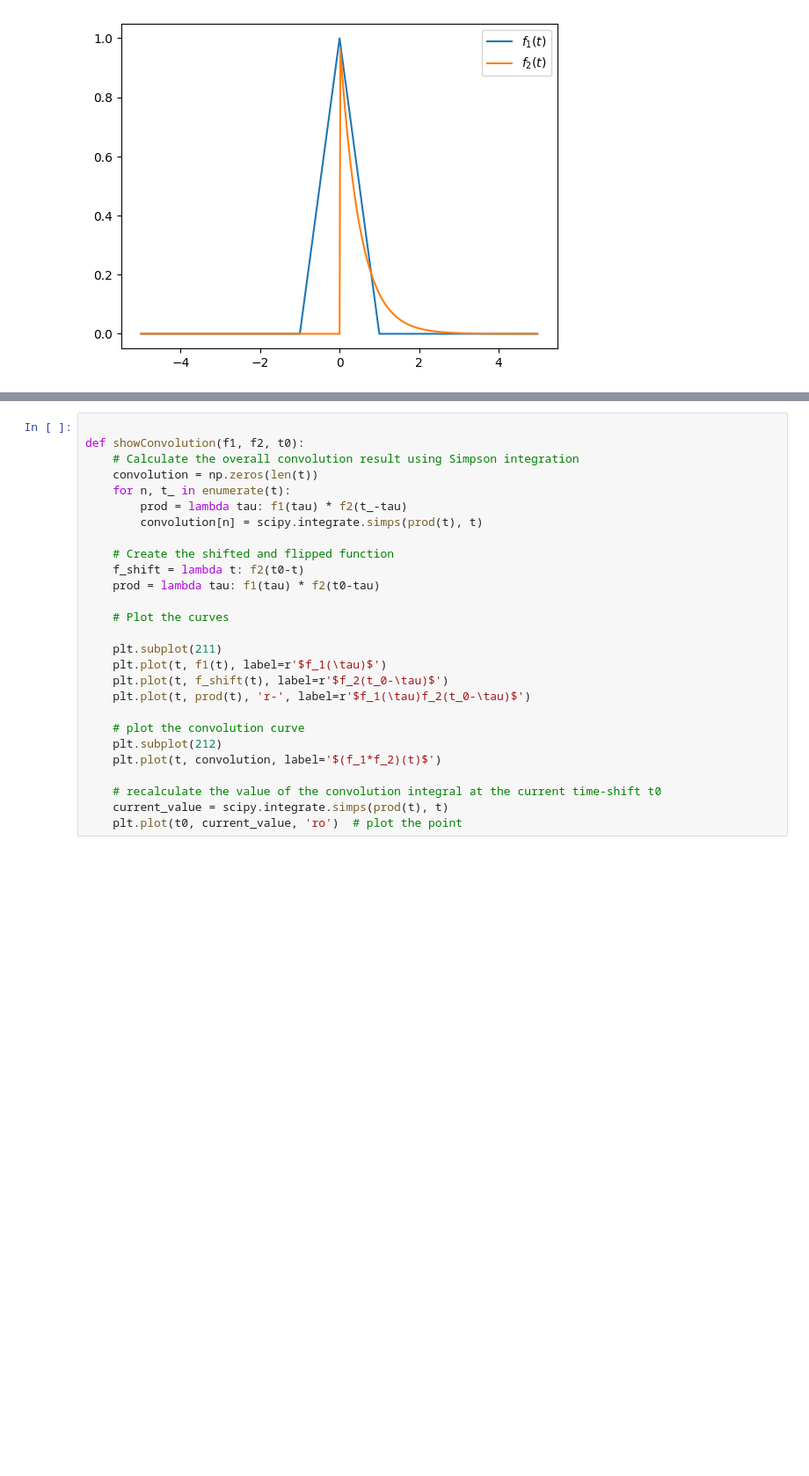
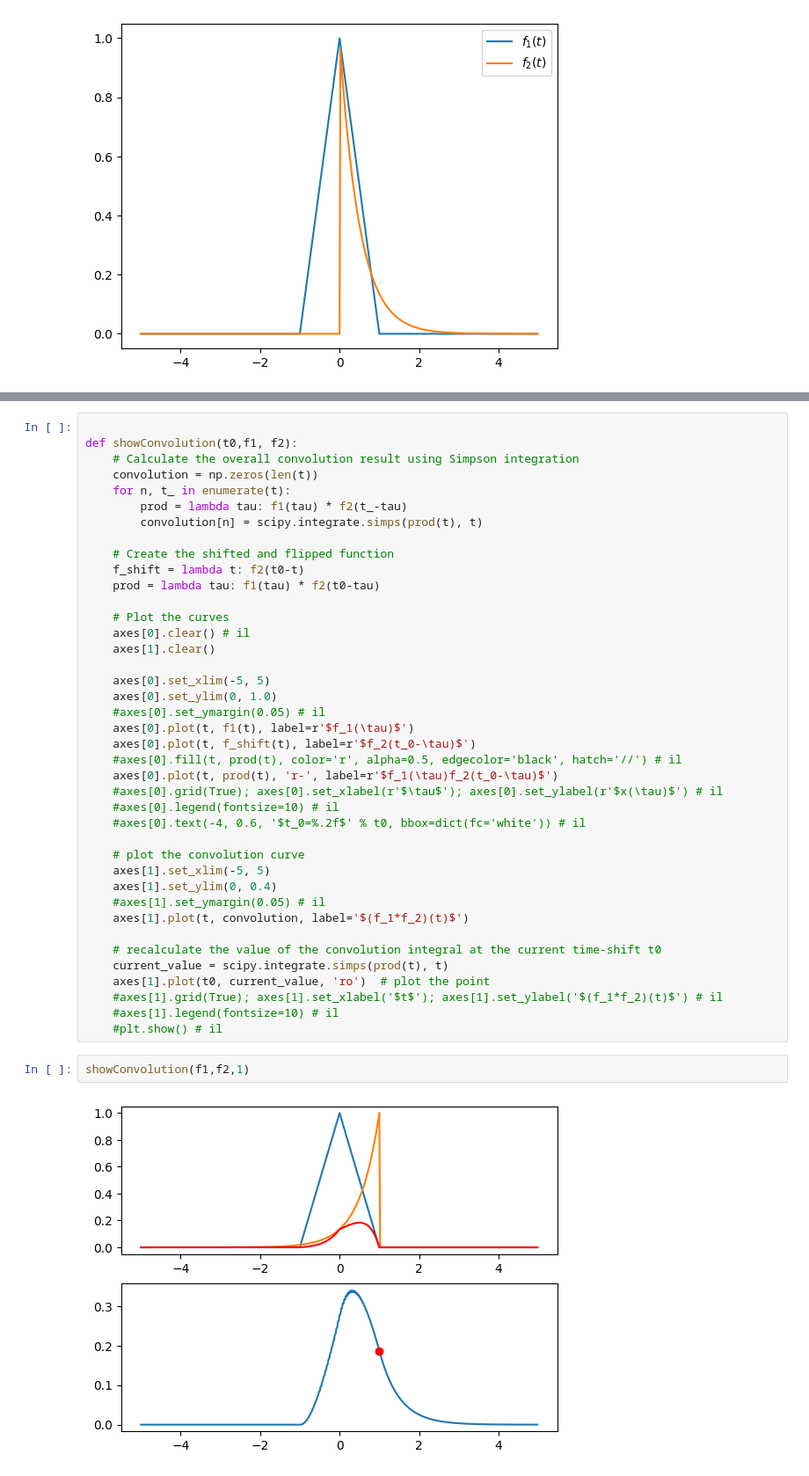
Before and after one commit to vi-bulchandani/da623-convolution-1d, a Jupyter notebook: notebook.ipynb, the cells around one changed output, grey strips where cells are left out. Shown: that part at 88% size. Saved outputs shown, nothing was run; the diff lists cells and outputs as text; blank space fills up the shorter version.

```diff
--- a/notebook.ipynb
+++ b/notebook.ipynb
@@ -268,7 +271,7 @@ interact(print_convolution_point,t0=widgets.FloatSlider(value=7.5,
 interactive(children=(FloatSlider(value=5.0, continuous_update=False, description='Test:', max=5.0, min=-5.0, …
 # %%
 
-def showConvolution(f1, f2, t0):
+def showConvolution(t0,f1, f2):
     # Calculate the overall convolution result using Simpson integration
     convolution = np.zeros(len(t))
     for n, t_ in enumerate(t):
@@ -280,16 +283,33 @@ def showConvolution(f1, f2, t0):
     prod = lambda tau: f1(tau) * f2(t0-tau)
 
     # Plot the curves
+    axes[0].clear() # il
+    axes[1].clear()
 
-    plt.subplot(211)
-    plt.plot(t, f1(t), label=r'$f_1(\tau)$')
-    plt.plot(t, f_shift(t), label=r'$f_2(t_0-\tau)$')
-    plt.plot(t, prod(t), 'r-', label=r'$f_1(\tau)f_2(t_0-\tau)$')
+    axes[0].set_xlim(-5, 5)
+    axes[0].set_ylim(0, 1.0)
+    #axes[0].set_ymargin(0.05) # il
+    axes[0].plot(t, f1(t), label=r'$f_1(\tau)$')
+    axes[0].plot(t, f_shift(t), label=r'$f_2(t_0-\tau)$')
+    #axes[0].fill(t, prod(t), color='r', alpha=0.5, edgecolor='black', hatch='//') # il
+    axes[0].plot(t, prod(t), 'r-', label=r'$f_1(\tau)f_2(t_0-\tau)$')
+    #axes[0].grid(True); axes[0].set_xlabel(r'$\tau$'); axes[0].set_ylabel(r'$x(\tau)$') # il
+    #axes[0].legend(fontsize=10) # il
+    #axes[0].text(-4, 0.6, '$t_0=%.2f$' % t0, bbox=dict(fc='white')) # il
 
     # plot the convolution curve
-    plt.subplot(212)
-    plt.plot(t, convolution, label='$(f_1*f_2)(t)$')
+    axes[1].set_xlim(-5, 5)
+    axes[1].set_ylim(0, 0.4)
+    #axes[1].set_ymargin(0.05) # il
+    axes[1].plot(t, convolution, label='$(f_1*f_2)(t)$')
 
     # recalculate the value of the convolution integral at the current time-shift t0
     current_value = scipy.integrate.simps(prod(t), t)
-    plt.plot(t0, current_value, 'ro')  # plot the point
+    axes[1].plot(t0, current_value, 'ro')  # plot the point
+    #axes[1].grid(True); axes[1].set_xlabel('$t$'); axes[1].set_ylabel('$(f_1*f_2)(t)$') # il
+    #axes[1].legend(fontsize=10) # il
+    #plt.show() # il
+# %%
+showConvolution(f1,f2,1)
+# %% [output]
+[figure, added]
```
Also changed, not shown: parts of 2 cells of this notebook, 4 other files.
